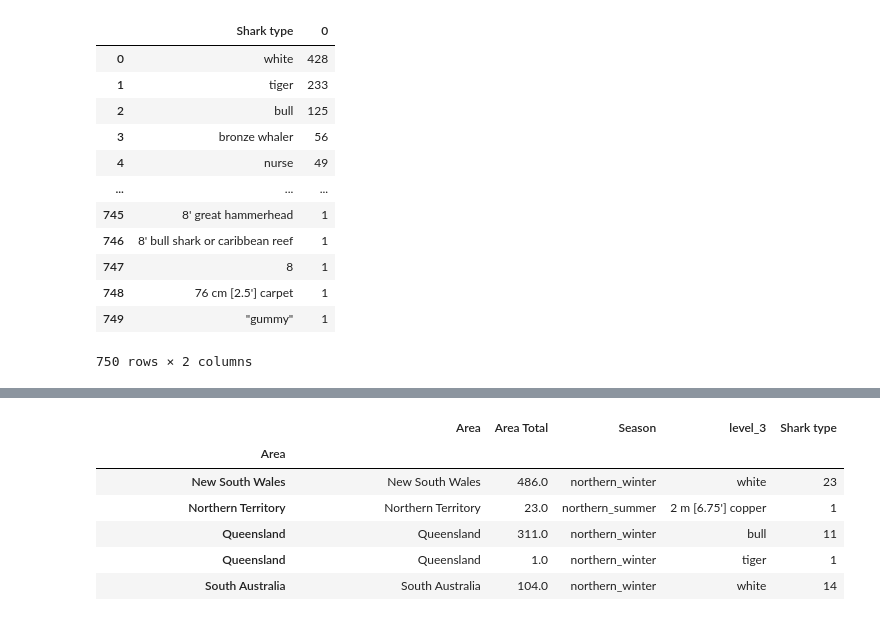
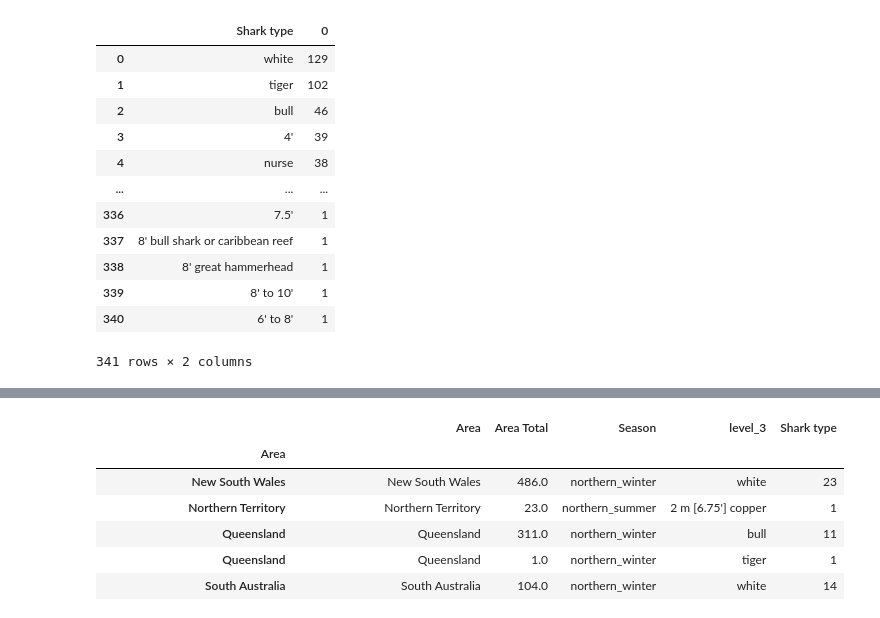
Before and after one commit to miguelgimenezgimenez/shark-attack, a Jupyter notebook: main.ipynb, the cells around one changed output, grey strips where cells are left out. Drawn from its saved outputs; the diff is of its cells as text; code cells hidden in the pictures.

```diff
--- a/main.ipynb
+++ b/main.ipynb
@@ -5 +18,3 @@ attacks = pd.read_csv("input/attacks.csv",encoding='utf-8')
+# %%
+attacks['Country']= attacks['Country'].map(lambda x: x.replace('?',  "" ) if type(x)==str else x )
 # %%
@@ -92,6 +79,11 @@ def fix_species_name(row):
             return shark_type.group(1).lower()
     except TypeError as e:
         return row['Species ']
-    return
+    return row['Species ']
 # %%
 attacks['Shark type']= attacks.apply(fix_species_name, axis='columns')
+# %%
+
+usa_attacks = get_data_by_country(attacks,'USA')
+
+usa_attacks.groupby('Month')['Area'].count()
@@ -98,19 +178,19 @@ attacks['Shark type']= attacks.apply(fix_species_name, axis='columns')
 # %%
-attacks.value_counts('Shark type').reset_index()
+usa_attacks.value_counts('Shark type').reset_index()
 # %% [output]
 |  | Shark type | 0 |
-| 0 | white | 428 |
-| 1 | tiger | 233 |
-| 2 | bull | 125 |
-| 3 | bronze whaler | 56 |
-| 4 | nurse | 49 |
+| 0 | white | 129 |
+| 1 | tiger | 102 |
+| 2 | bull | 46 |
+| 3 | 4' | 39 |
+| 4 | nurse | 38 |
 | ... | ... | ... |
-| 745 | 8' great hammerhead | 1 |
-| 746 | 8' bull shark or caribbean reef | 1 |
-| 747 | 8 | 1 |
-| 748 | 76 cm [2.5'] carpet | 1 |
-| 749 | "gummy" | 1 |
+| 336 | 7.5' | 1 |
+| 337 | 8' bull shark or caribbean reef | 1 |
+| 338 | 8' great hammerhead | 1 |
+| 339 | 8' to 10' | 1 |
+| 340 | 6' to 8' | 1 |
-750 rows × 2 columns
+341 rows × 2 columns
 # %%
 def count_species(df):
         return df['Shark type'].value_counts()
```
Also changed, not shown: parts of 24 cells of this notebook, 2 other files.
